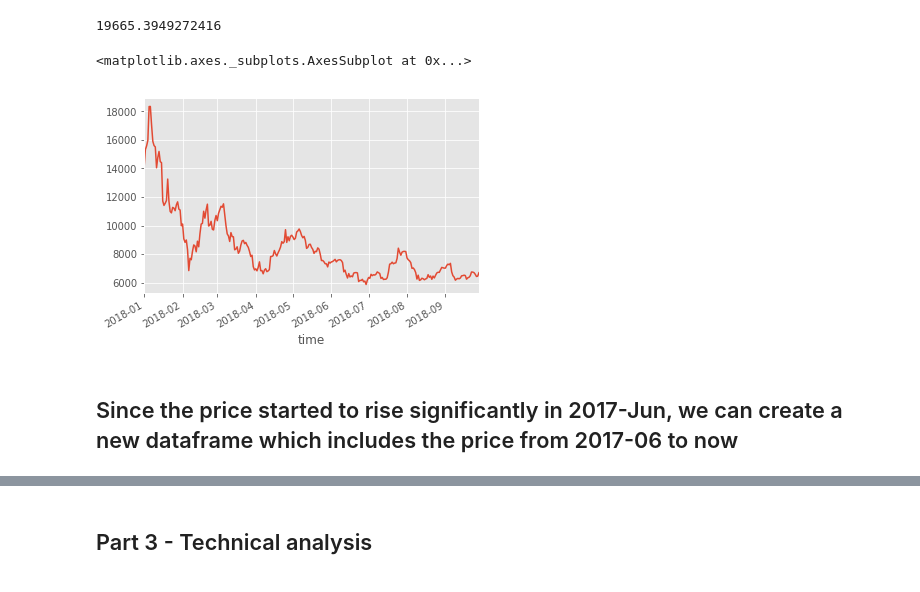
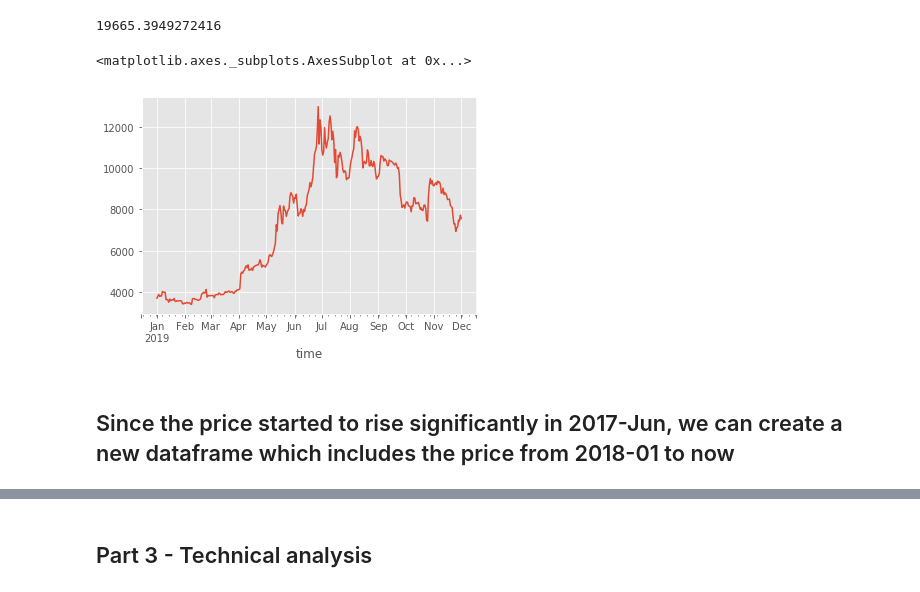
Before and after one commit to asheliao/BitcoinCrawler, a Jupyter notebook: Bitcoin Crawler and Notification.ipynb, the cells around one changed output, grey strips where cells are left out. Cells and saved outputs as stored; diff of their text form; code cells hidden in the pictures.

```diff
--- a/Bitcoin Crawler and Notification.ipynb
+++ b/Bitcoin Crawler and Notification.ipynb
@@ -111,12 +111,12 @@ df["price"].max()
 # %% [output]
 19665.3949272416
 # %%
-df["price"]["2018-01-01":"2018-09-28"].plot()
+df["price"]["2019-01-01":"2019-12-01"].plot()
 # %% [output]
 <matplotlib.axes._subplots.AxesSubplot at 0x...>
-[figure, old version]
+[figure, new version]
 # %% [markdown]
-## Since the price started to rise significantly in 2017-Jun, we can create a new dataframe which includes the price from 2017-06 to now
+## Since the price started to rise significantly in 2017-Jun, we can create a new dataframe which includes the price from 2018-01 to now
 # %%
 df2 = df["2018-01-01":]
 # %%
```
Also changed, not shown: parts of 15 cells of this notebook.
